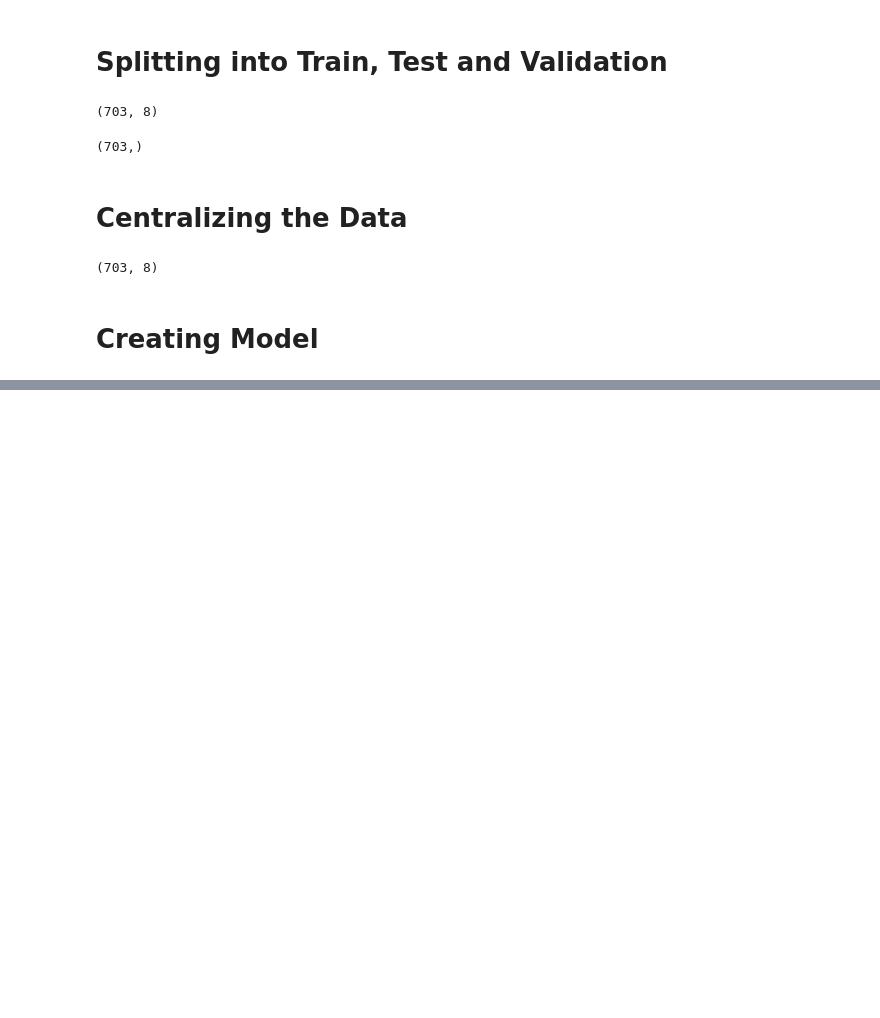
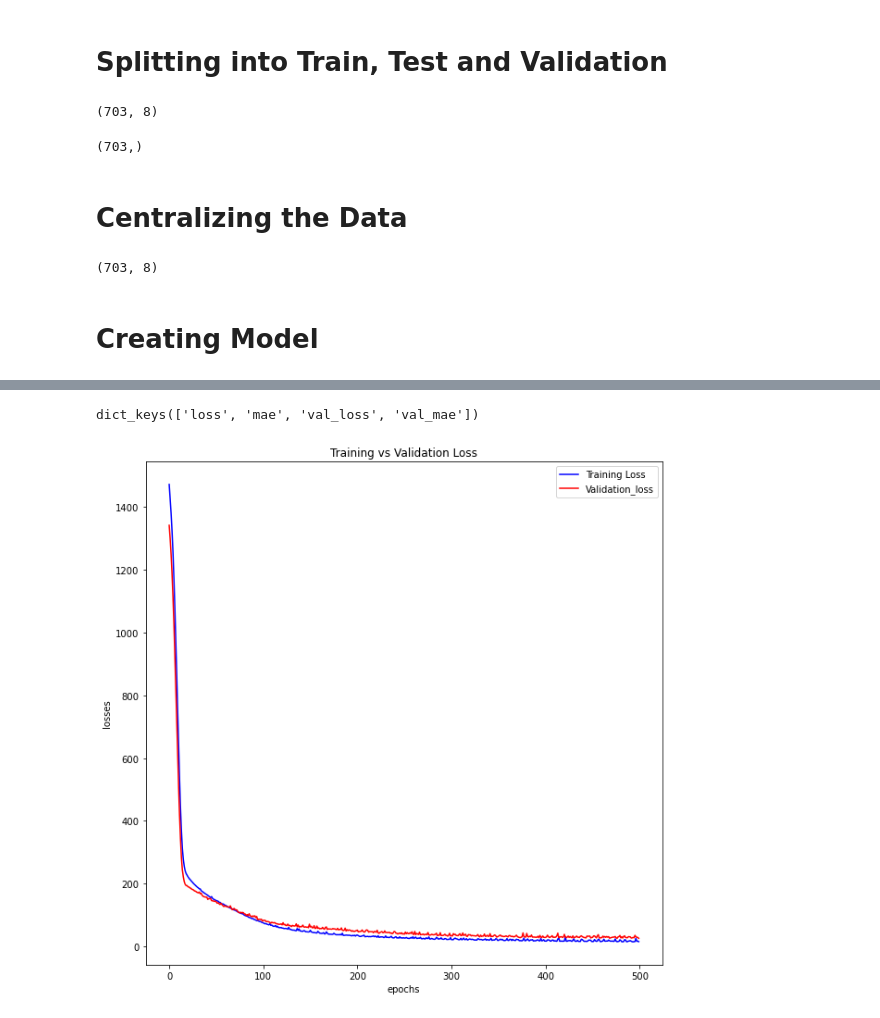
Before and after one commit to IkhlasAhmad1998/DeepLearning_Assignments, a Jupyter notebook: Concrete Strength Assignment.ipynb, the cells around one changed output, grey strips where cells are left out. Cells and saved outputs as stored; diff of their text form; code cells hidden in the pictures; blank space fills up the shorter version.

Commit message:
added overfitting graph

```diff
--- a/Concrete Strength Assignment.ipynb
+++ b/Concrete Strength Assignment.ipynb
@@ -178,6 +178,6 @@ model.add(layers.Dense(1))
 # %%
 model.compile(optimizer='rmsprop', loss='mse', metrics=['mae'])
 # %%
-model.fit(train_data, train_labels, epochs=500, batch_size=256, validation_split=0.1)
+history = model.fit(train_data, train_labels, epochs=500, batch_size=256, validation_split=0.1)
 # %% [output]
 Epoch 1/500
@@ -200,0 +200,21 @@ Epoch 500/500
+# %%
+history.history.keys()
+# %% [output]
+dict_keys(['loss', 'mae', 'val_loss', 'val_mae'])
+# %%
+import matplotlib.pyplot as plt
+
+t_loss = history.history['loss']
+v_loss = history.history['val_loss']
+
+epochs = range(500)
+fig = plt.figure(figsize=(10,10))
+plt.plot(epochs, t_loss, 'b', label='Training Loss')
+plt.plot(epochs, v_loss, 'r', label='Validation_loss')
+plt.xlabel('epochs')
+plt.ylabel('losses')
+plt.title("Training vs Validation Loss")
+plt.legend()
+plt.show()
+# %% [output]
+[figure, added]
```
Also changed, not shown: parts of 3 cells of this notebook.
